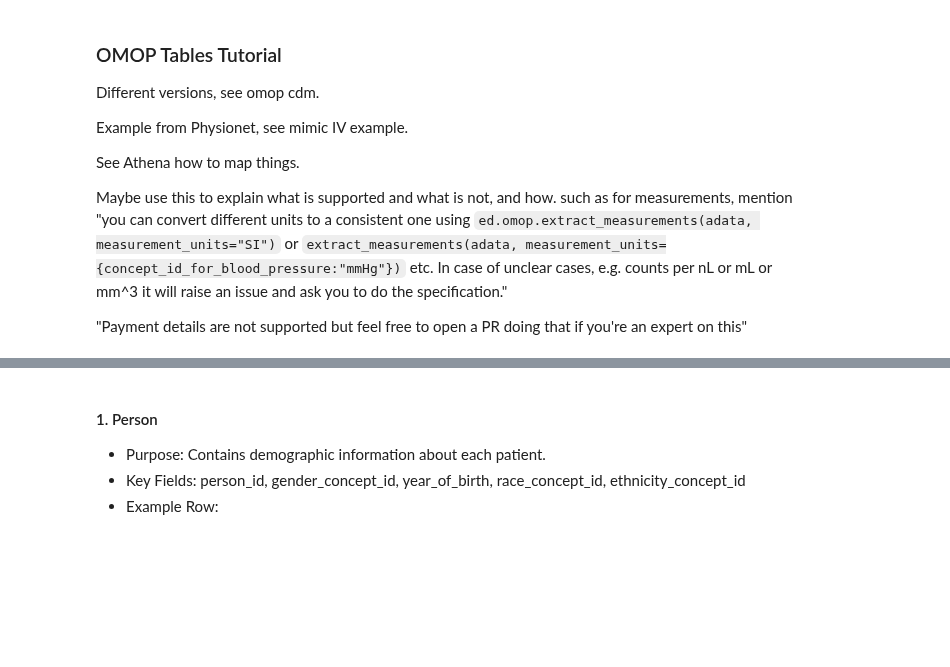
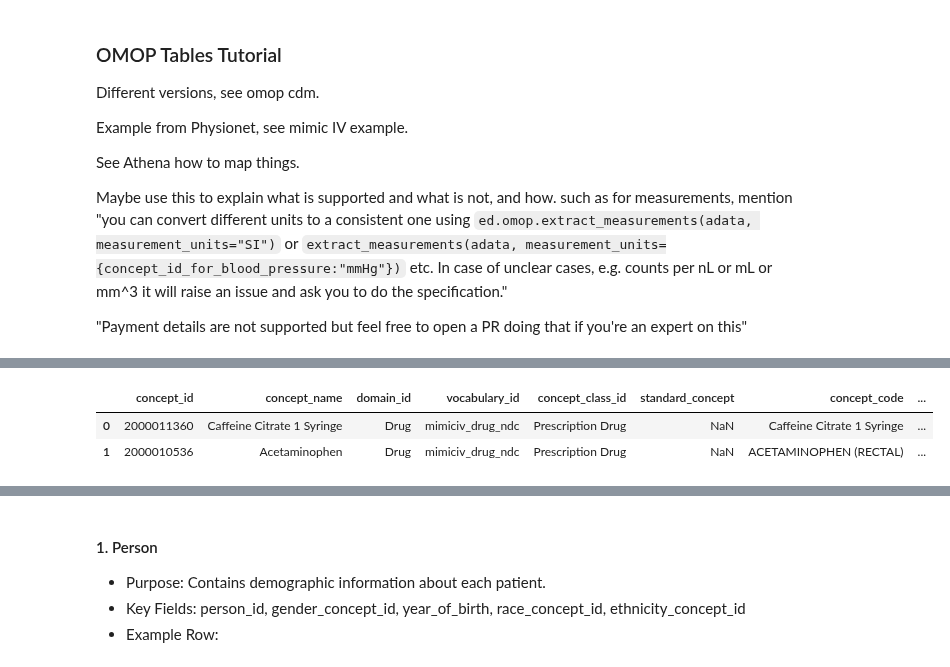
Before and after one commit to theislab/ehrdata, a Jupyter notebook: notebooks/omop_tables_tutorial.ipynb, the cells around one changed output, grey strips where cells are left out. Cells and saved outputs as stored; diff of their text form; code cells hidden in the pictures; blank space fills up the shorter version.

```diff
--- a/notebooks/omop_tables_tutorial.ipynb
+++ b/notebooks/omop_tables_tutorial.ipynb
@@ -16,0 +28,6 @@ data_path = "/Users/eljas.roellin/Documents/ehrapy_workspace/mimic-iv-demo-data-
+# %%
+pd.read_csv(data_path + "/2b_concept.csv").head(2)
+# %% [output]
+|  | concept_id | concept_name | domain_id | vocabulary_id | concept_class_id | standard_concept | concept_code | ... |
+| 0 | 2000011360 | Caffeine Citrate 1 Syringe | Drug | mimiciv_drug_ndc | Prescription Drug | NaN | Caffeine Citrate 1 Syringe | ... |
+| 1 | 2000010536 | Acetaminophen | Drug | mimiciv_drug_ndc | Prescription Drug | NaN | ACETAMINOPHEN (RECTAL) | ... |
```
Also changed, not shown: parts of 8 cells of this notebook.
